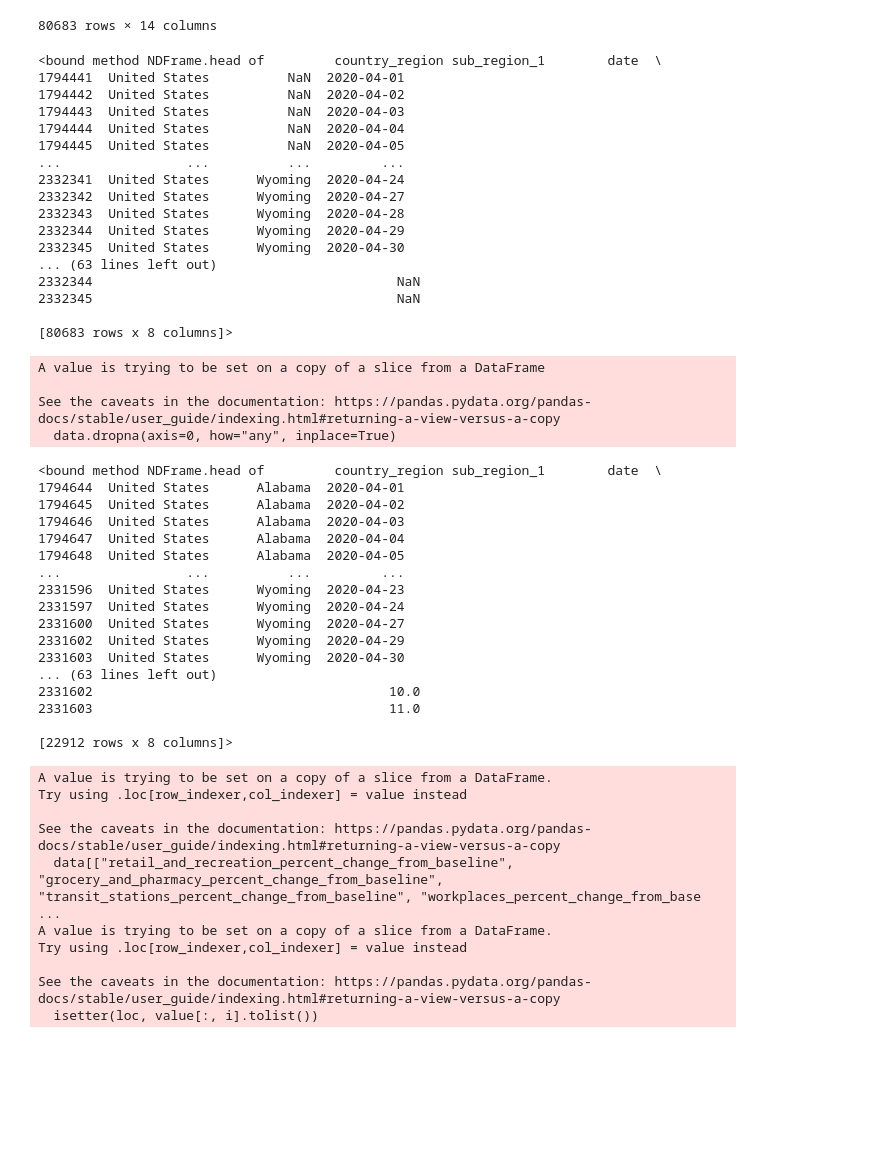
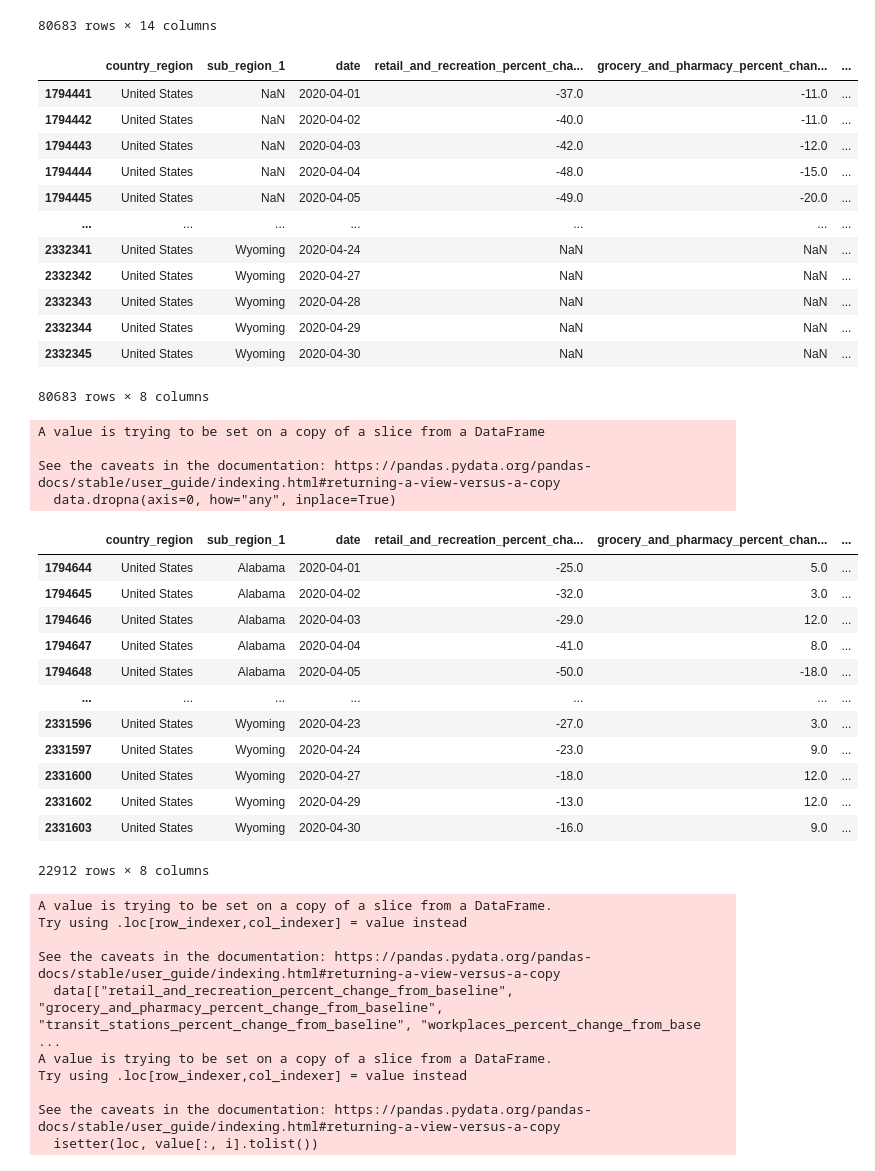
Before and after one commit to tarachugh/Covid-19-Policy-and-Mobility-Data-Science-Project, a Jupyter notebook: mobility_code_and_graphs/APRIL GOOGLE MOBILITY PCA KMEANS.ipynb, the cells around one changed output. Saved outputs shown, nothing was run; the diff lists cells and outputs as text; code cells hidden in the pictures; blank space fills up the shorter version.

```diff
--- a/mobility_code_and_graphs/APRIL GOOGLE MOBILITY PCA KMEANS.ipynb
+++ b/mobility_code_and_graphs/APRIL GOOGLE MOBILITY PCA KMEANS.ipynb
@@ -76,25 +72,21 @@ data
 # %%
 data=data[["country_region", "sub_region_1", "date", 'retail_and_recreation_percent_change_from_baseline', 'grocery_and_pharmacy_percent_change_from_baseline', 'transit_stations_percent_change_from_baseline', "workplaces_percent_change_from_baseline", "residential_percent_change_from_baseline"]]
 # %%
-data.head
+data
 # %% [output]
+|  | country_region | sub_region_1 | date | retail_and_recreation_percent_cha... | grocery_and_pharmacy_percent_chan... | ... |
+| 1794441 | United States | NaN | 2020-04-01 | -37.0 | -11.0 | ... |
+| 1794442 | United States | NaN | 2020-04-02 | -40.0 | -11.0 | ... |
+| 1794443 | United States | NaN | 2020-04-03 | -42.0 | -12.0 | ... |
+| 1794444 | United States | NaN | 2020-04-04 | -48.0 | -15.0 | ... |
+| 1794445 | United States | NaN | 2020-04-05 | -49.0 | -20.0 | ... |
+| ... | ... | ... | ... | ... | ... | ... |
+| 2332341 | United States | Wyoming | 2020-04-24 | NaN | NaN | ... |
+| 2332342 | United States | Wyoming | 2020-04-27 | NaN | NaN | ... |
+| 2332343 | United States | Wyoming | 2020-04-28 | NaN | NaN | ... |
+| 2332344 | United States | Wyoming | 2020-04-29 | NaN | NaN | ... |
+| 2332345 | United States | Wyoming | 2020-04-30 | NaN | NaN | ... |
-<bound method NDFrame.head of         country_region sub_region_1        date  \
-1794441  United States          NaN  2020-04-01
-1794442  United States          NaN  2020-04-02
-1794443  United States          NaN  2020-04-03
-1794444  United States          NaN  2020-04-04
-1794445  United States          NaN  2020-04-05
-...                ...          ...         ...
-2332341  United States      Wyoming  2020-04-24
-2332342  United States      Wyoming  2020-04-27
-2332343  United States      Wyoming  2020-04-28
-2332344  United States      Wyoming  2020-04-29
-2332345  United States      Wyoming  2020-04-30
-... (63 lines left out)
-2332344                                       NaN
-2332345                                       NaN
-
-[80683 rows x 8 columns]>
+80683 rows × 8 columns
 # %%
 data.dropna(axis=0, how="any", inplace=True)
 # %% [output]
@@ -103,25 +95,21 @@ A value is trying to be set on a copy of a slice from a DataFrame
 See the caveats in the documentation: https://pandas.pydata.org/pandas-docs/stable/user_guide/indexing.html#returning-a-view-versus-a-copy
   data.dropna(axis=0, how="any", inplace=True)
 # %%
-data.head
+data
 # %% [output]
+|  | country_region | sub_region_1 | date | retail_and_recreation_percent_cha... | grocery_and_pharmacy_percent_chan... | ... |
+| 1794644 | United States | Alabama | 2020-04-01 | -25.0 | 5.0 | ... |
+| 1794645 | United States | Alabama | 2020-04-02 | -32.0 | 3.0 | ... |
+| 1794646 | United States | Alabama | 2020-04-03 | -29.0 | 12.0 | ... |
+| 1794647 | United States | Alabama | 2020-04-04 | -41.0 | 8.0 | ... |
+| 1794648 | United States | Alabama | 2020-04-05 | -50.0 | -18.0 | ... |
+| ... | ... | ... | ... | ... | ... | ... |
+| 2331596 | United States | Wyoming | 2020-04-23 | -27.0 | 3.0 | ... |
+| 2331597 | United States | Wyoming | 2020-04-24 | -23.0 | 9.0 | ... |
+| 2331600 | United States | Wyoming | 2020-04-27 | -18.0 | 12.0 | ... |
+| 2331602 | United States | Wyoming | 2020-04-29 | -13.0 | 12.0 | ... |
+| 2331603 | United States | Wyoming | 2020-04-30 | -16.0 | 9.0 | ... |
-<bound method NDFrame.head of         country_region sub_region_1        date  \
-1794644  United States      Alabama  2020-04-01
-1794645  United States      Alabama  2020-04-02
-1794646  United States      Alabama  2020-04-03
-1794647  United States      Alabama  2020-04-04
-1794648  United States      Alabama  2020-04-05
-...                ...          ...         ...
-2331596  United States      Wyoming  2020-04-23
-2331597  United States      Wyoming  2020-04-24
-2331600  United States      Wyoming  2020-04-27
-2331602  United States      Wyoming  2020-04-29
-2331603  United States      Wyoming  2020-04-30
-... (63 lines left out)
-2331602                                      10.0
-2331603                                      11.0
-
-[22912 rows x 8 columns]>
+22912 rows × 8 columns
 # %%
 scaler=StandardScaler()
 data[["retail_and_recreation_percent_change_from_baseline", "grocery_and_pharmacy_percent_change_from_baseline", "transit_stations_percent_change_from_baseline", "workplaces_percent_change_from_baseline", "residential_percent_change_from_baseline"]]=scaler.fit_transform(data[["retail_and_recreation_percent_change_from_baseline", "grocery_and_pharmacy_percent_change_from_baseline", "transit_stations_percent_change_from_baseline", "workplaces_percent_change_from_baseline", "residential_percent_change_from_baseline"]])
```
Also changed, not shown: parts of 12 cells of this notebook, 7 other files.
